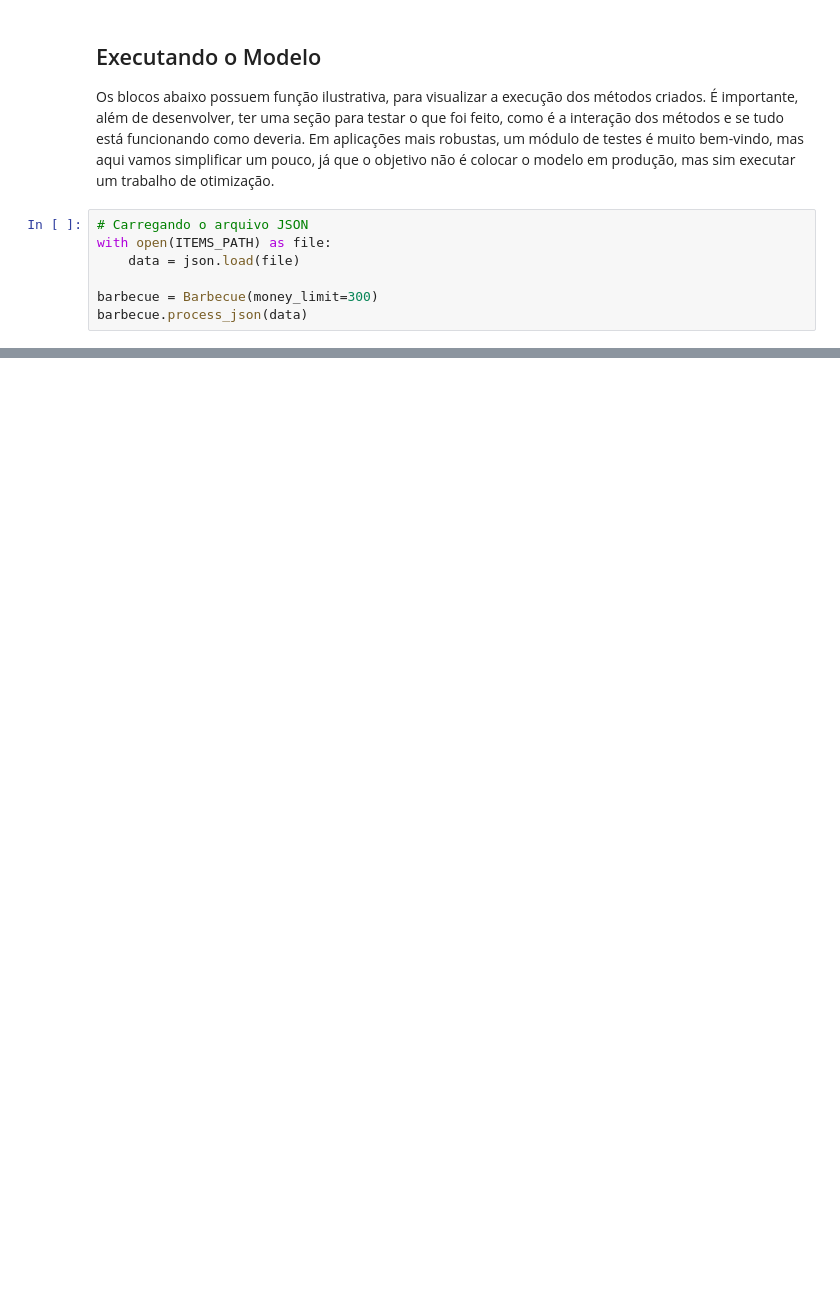
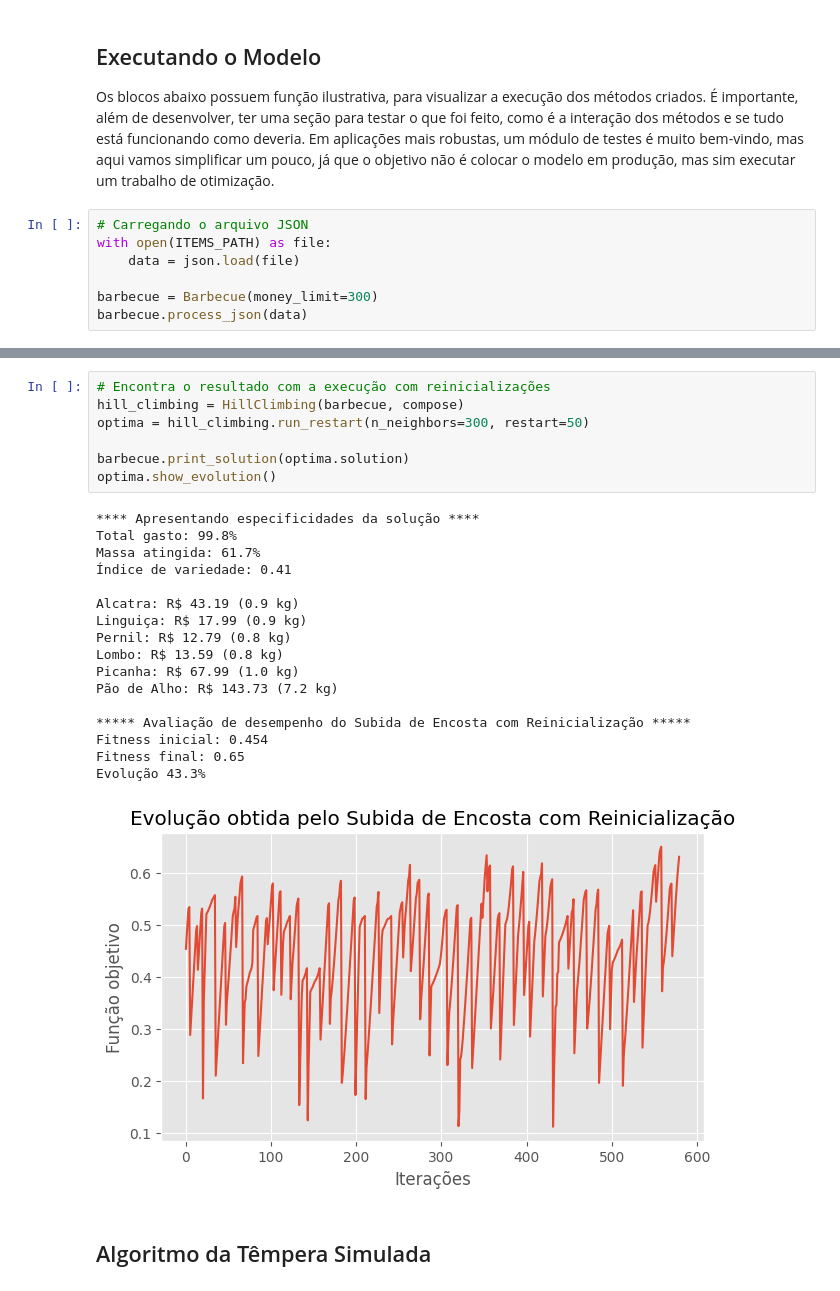
Before and after one commit to BrunoSantosPK/maximizando, a Jupyter notebook: notebooks/caso_churrasco.ipynb, the cells around one changed output, grey strips where cells are left out. Saved outputs shown, nothing was run; the diff lists cells and outputs as text; blank space fills up the shorter version.

```diff
--- a/notebooks/caso_churrasco.ipynb
+++ b/notebooks/caso_churrasco.ipynb
@@ -306,0 +495,27 @@ Vizinho: [0.9, 0.6, 0.6, 0.2, 0.9, 7]
+# %%
+# Encontra o resultado com a execução com reinicializações
+hill_climbing = HillClimbing(barbecue, compose)
+optima = hill_climbing.run_restart(n_neighbors=300, restart=50)
+
+barbecue.print_solution(optima.solution)
+optima.show_evolution()
+# %% [output]
+**** Apresentando especificidades da solução ****
+Total gasto: 99.8%
+Massa atingida: 61.7%
+Índice de variedade: 0.41
+
+Alcatra: R$ 43.19 (0.9 kg)
+Linguiça: R$ 17.99 (0.9 kg)
+Pernil: R$ 12.79 (0.8 kg)
+Lombo: R$ 13.59 (0.8 kg)
+Picanha: R$ 67.99 (1.0 kg)
+Pão de Alho: R$ 143.73 (7.2 kg)
+
+***** Avaliação de desempenho do Subida de Encosta com Reinicialização *****
+Fitness inicial: 0.454
+Fitness final: 0.65
+Evolução 43.3%
+[figure, added]
+# %% [markdown]
+## Algoritmo da Têmpera Simulada
```
Also changed, not shown: parts of 19 cells of this notebook.
